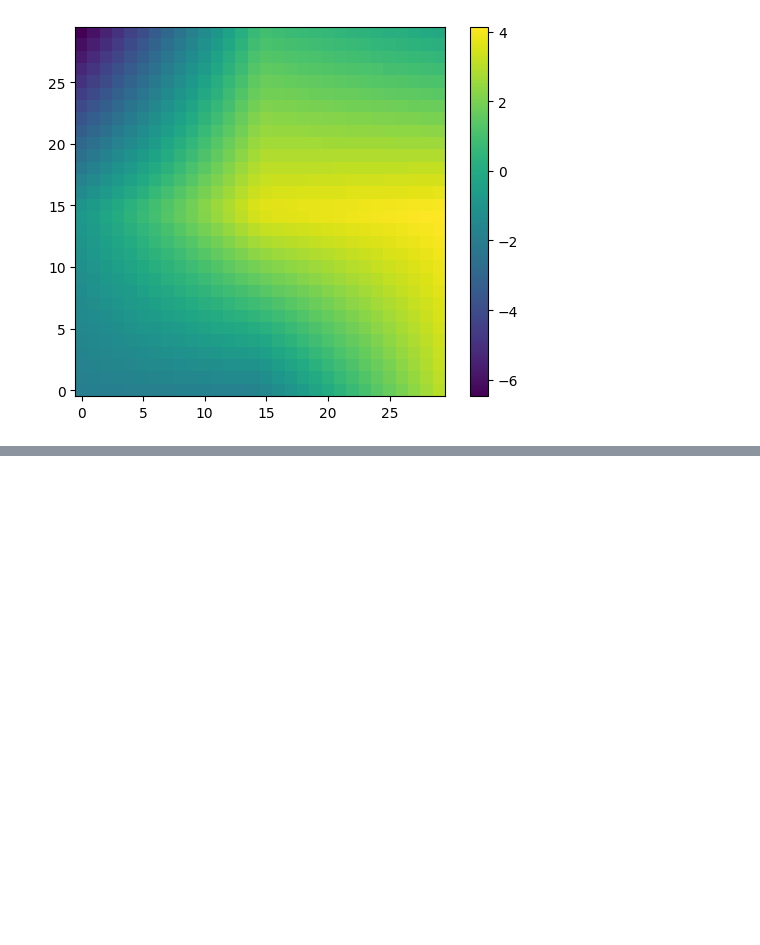
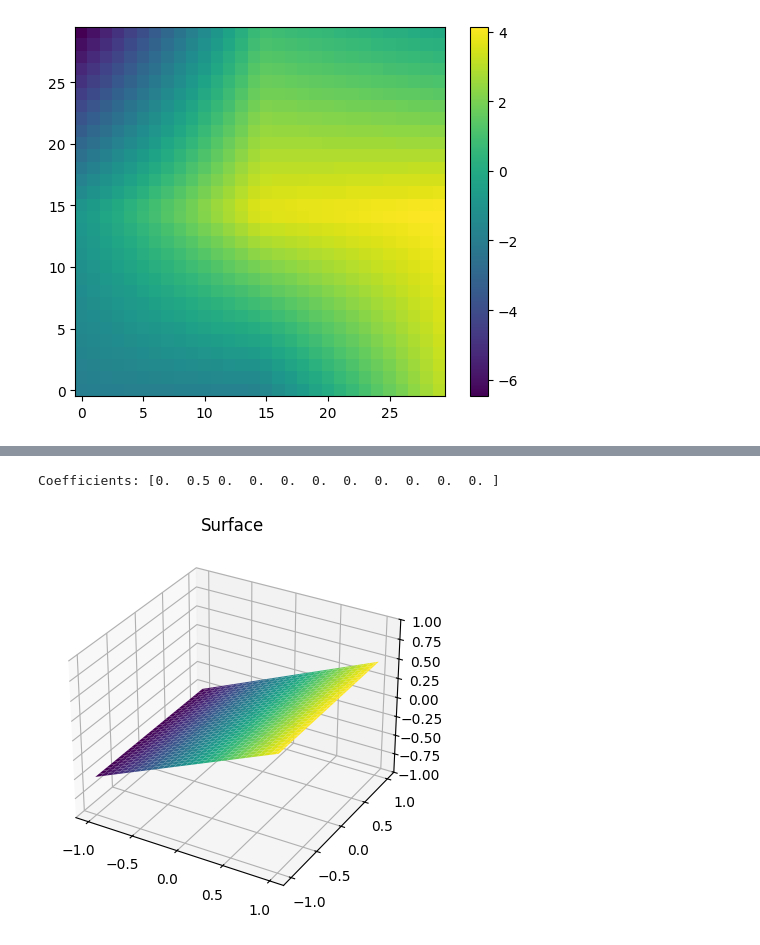
Before and after one commit to abhisheknaik96/minimal_ao_simulator, a Jupyter notebook: test.ipynb, the cells around one changed output, grey strips where cells are left out. Drawn from its saved outputs; the diff is of its cells as text; code cells hidden in the pictures; blank space fills up the shorter version.

```diff
--- a/test.ipynb
+++ b/test.ipynb
@@ -226,7 +274,7 @@ plot_surface(z_3_3, "Z_3_3")
 # %% [markdown]
 ## Plot arbitrary surface given coefficients
 # %%
-def plot_surface_given_coeffs(zernike_coeffs):
+def plot_surface_given_coeffs(zernike_coeffs, make_circular=False, debug=False, lock_y_axis=False):
     # ugly, but works
     modes = [z_0_0, z_1_1m, z_1_1, z_2_2m, z_2_0, z_2_2, z_3_3m, z_3_1m, z_3_1, z_3_3]
     surface = np.zeros_like(z_0_0)
@@ -234,7 +282,9 @@ def plot_surface_given_coeffs(zernike_coeffs):
         surface += zernike_coeffs[i] * modes[i]
 
     print(f'Coefficients: {zernike_coeffs}')
-    plot_surface(surface, 'Surface')
+    surface_circular = plot_surface(surface, 'Surface', make_circular, debug, lock_y_axis)
+
+    return surface_circular
 
 def normalize_coefficients(coeffs):
     return coeffs / np.sum(coeffs)
@@ -357,0 +432,9 @@ for i in range(timesteps):
+# %%
+# zernike_coeffs = np.random.random(10)
+# zernike_coeffs = np.array([0,0,0,0.25,0.25,0,0,0.25,0,0.25,0])
+zernike_coeffs = np.array([0,0.5,0,0,0,0,0,0,0,0,0])
+# mirror = plot_surface_given_coeffs(normalize_coefficients(zernike_coeffs))
+mirror = plot_surface_given_coeffs(zernike_coeffs, lock_y_axis=True)
+# %% [output]
+Coefficients: [0.  0.5 0.  0.  0.  0.  0.  0.  0.  0.  0. ]
+[figure, added]
```
Also changed, not shown: parts of 14 cells of this notebook.
